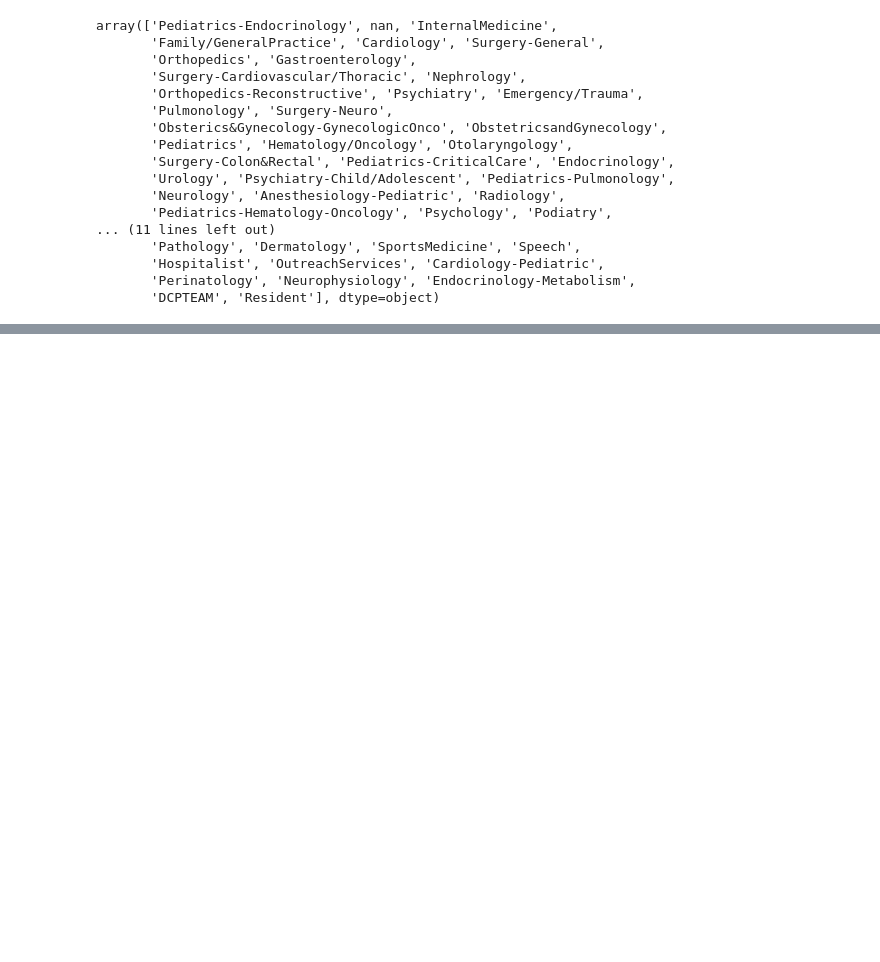
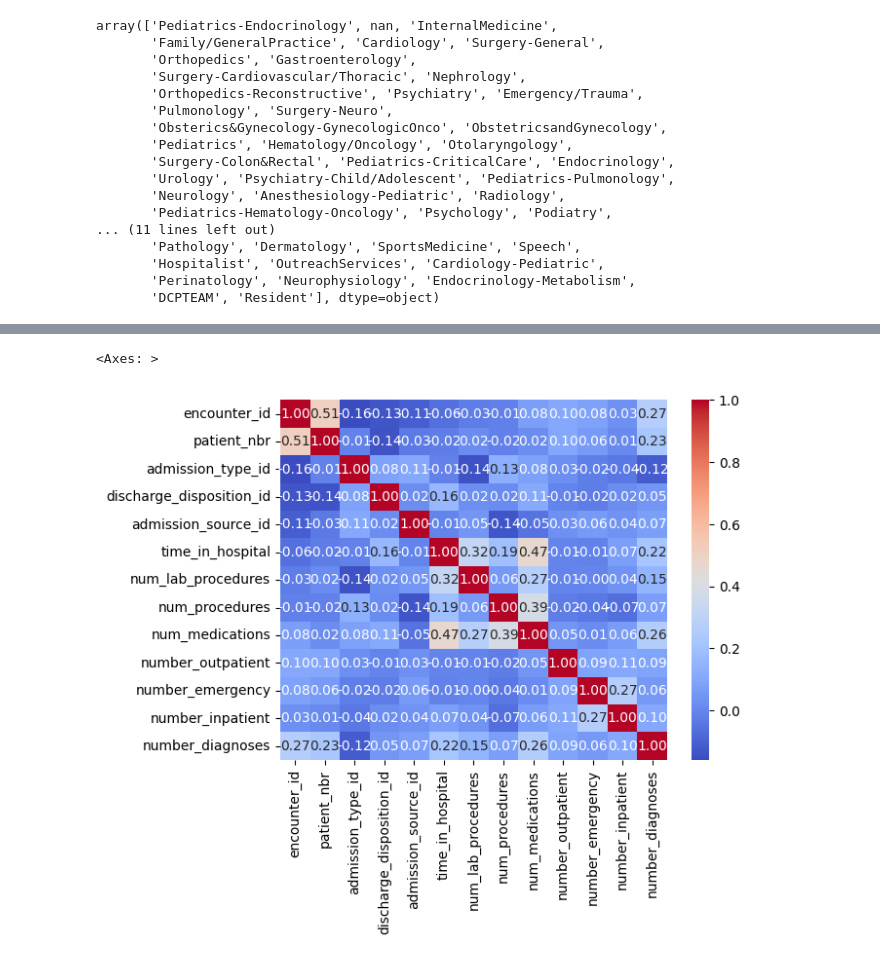
Before and after one commit to KhandelwalPawan/diabetes-readmission, a Jupyter notebook: notebooks/eda.ipynb, the cells around one changed output, grey strips where cells are left out. Cells and saved outputs as stored; diff of their text form; code cells hidden in the pictures; blank space fills up the shorter version.

```diff
--- a/notebooks/eda.ipynb
+++ b/notebooks/eda.ipynb
@@ -179,0 +199,6 @@ array(['Pediatrics-Endocrinology', nan, 'InternalMedicine',
+# %%
+numerical_cols = df1.select_dtypes(include='number')
+sns.heatmap(numerical_cols.corr(), annot=True, fmt='.2f', cmap='coolwarm')
+# %% [output]
+<Axes: >
+[figure, added]
```
Also changed, not shown: parts of 5 cells of this notebook, 1 other file.
